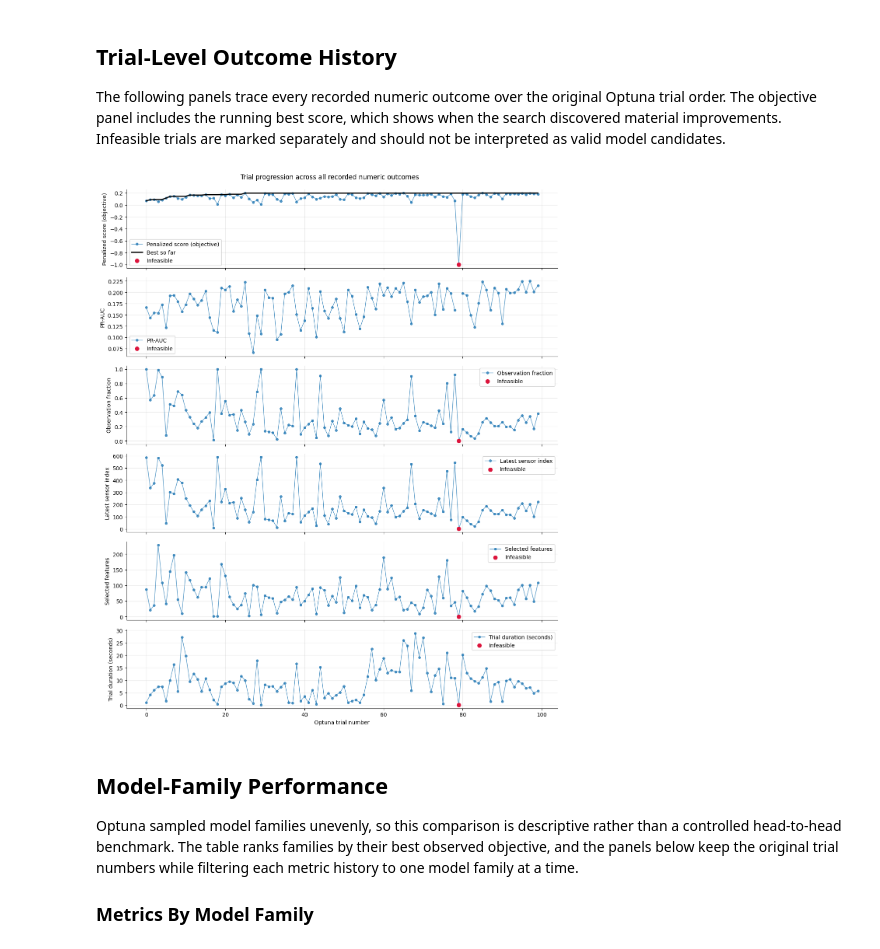
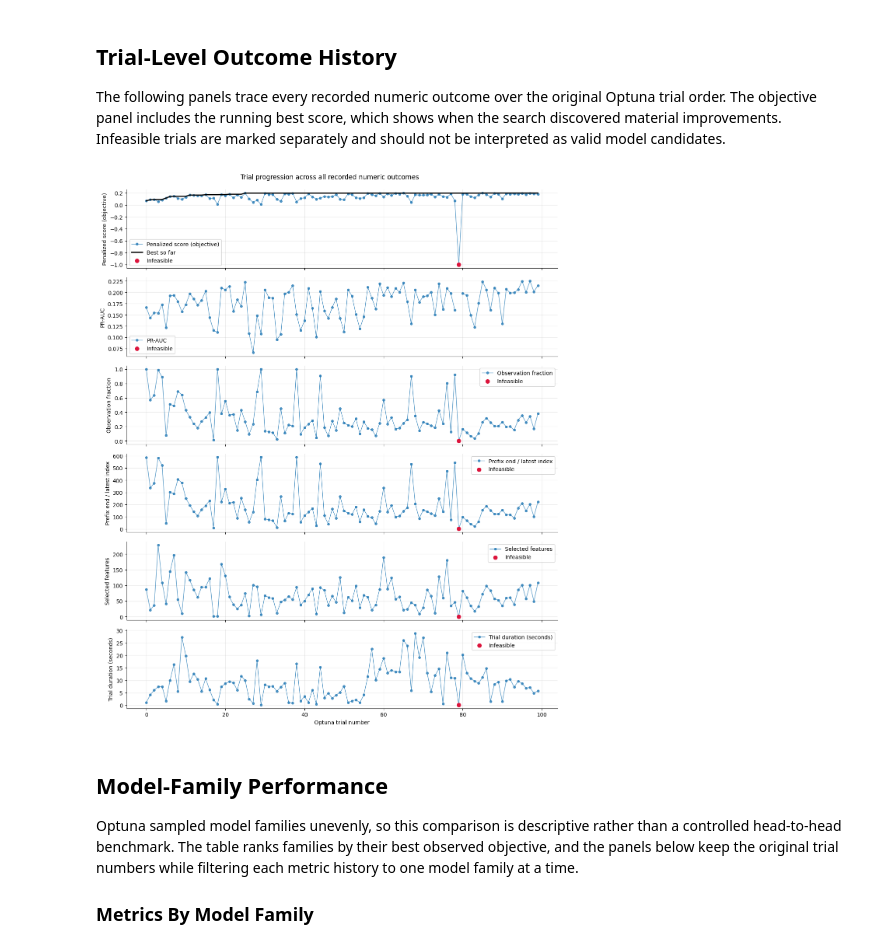
Before and after one commit to virgil-castillo/semiconductor-yield-root-cause, a Jupyter notebook: notebooks/05_early_detection.ipynb, the cells around one changed output. Saved outputs shown, nothing was run; the diff lists cells and outputs as text; code cells hidden in the pictures.

```diff
--- a/notebooks/05_early_detection.ipynb
+++ b/notebooks/05_early_detection.ipynb
@@ -325,7 +581,7 @@ metric_specs = [
     ("penalized_score", "Penalized score (objective)"),
     ("detection_metric", metric_label),
     ("observation_fraction", "Observation fraction"),
-    ("latest_index", "Latest sensor index"),
+    ("latest_index", "Prefix end / latest index"),
     ("n_features_selected", "Selected features"),
     ("duration_seconds", "Trial duration (seconds)"),
 ]
@@ -350,34 +606,34 @@ for ax, (column, label) in zip(axes, metric_specs):
         linewidth=1.0,
         markersize=4,
         alpha=0.75,
         label=label,
     )
     if column == "penalized_score":
         ax.plot(
             trials["trial"],
             trials["best_so_far_score"],
             color="black",
             linewidth=2,
             label="Best so far",
         )
     if infeasible.any():
         ax.scatter(
             trials.loc[infeasible, "trial"],
             trials.loc[infeasible, column],
             color="crimson",
             s=50,
             zorder=5,
             label="Infeasible",
         )
     ax.set_ylabel(label)
     ax.legend(loc="best")
 
 axes[-1].set_xlabel("Optuna trial number")
 fig.suptitle("Trial progression across all recorded numeric outcomes", y=0.995)
 fig.tight_layout()
 plt.show()
 # %% [output]
-[figure, old version]
+[figure, new version]
 # %% [markdown]
 ## Model-Family Performance
 
```
Also changed, not shown: parts of 18 cells of this notebook, 2 other files.
